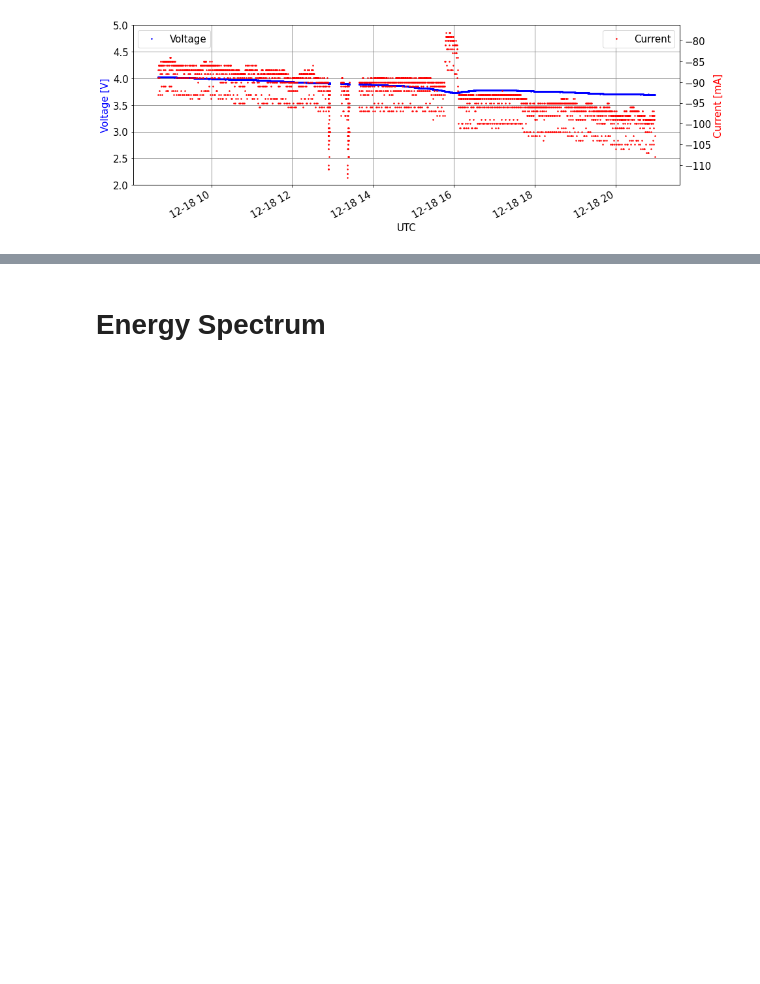
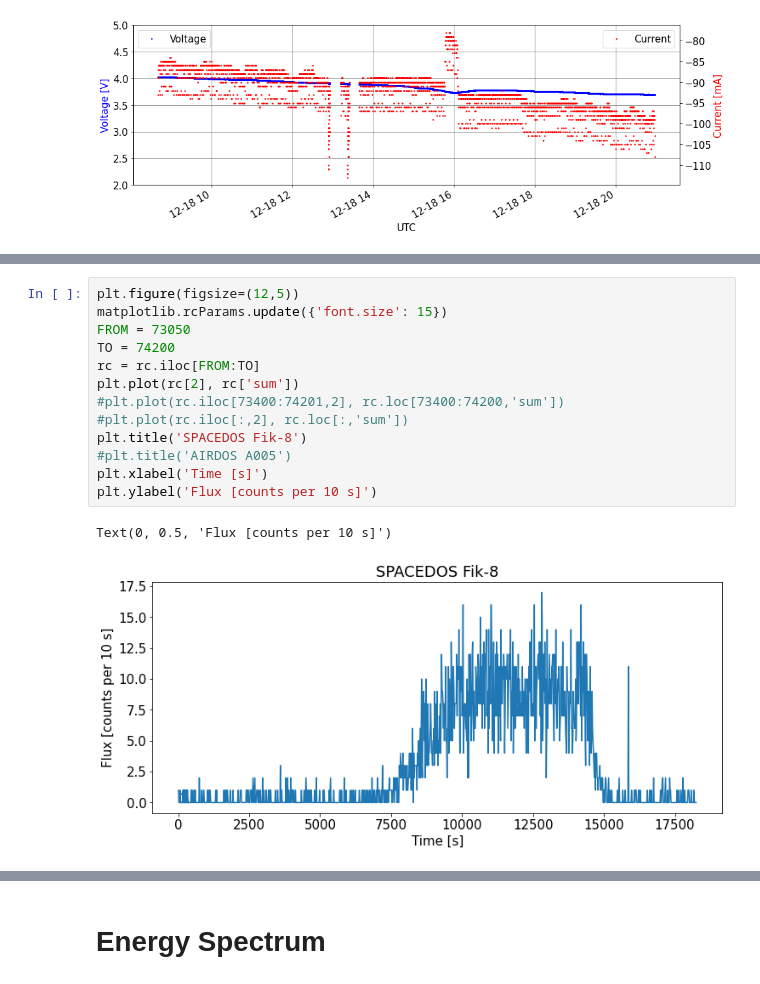
Before and after one commit to ODZ-UJF-AV-CR/Fik-8, a Jupyter notebook: notebooks/let.ipynb, the cells around one changed output, grey strips where cells are left out. Drawn from its saved outputs; the diff is of its cells as text; blank space fills up the shorter version.

```diff
--- a/notebooks/GEODOS-1024-V3.ipynb
+++ b/notebooks/let.ipynb
@@ -590,0 +610,16 @@ b'<html>\r\n<head><title>403 Forbidden</title></head>\r\n<body>\r\n<center><h1>4
+# %%
+plt.figure(figsize=(12,5))
+matplotlib.rcParams.update({'font.size': 15})
+FROM = 73050
+TO = 74200
+rc = rc.iloc[FROM:TO]
+plt.plot(rc[2], rc['sum'])
+#plt.plot(rc.iloc[73400:74201,2], rc.loc[73400:74200,'sum'])
+#plt.plot(rc.iloc[:,2], rc.loc[:,'sum'])
+plt.title('SPACEDOS Fik-8')
+#plt.title('AIRDOS A005')
+plt.xlabel('Time [s]')
+plt.ylabel('Flux [counts per 10 s]')
+# %% [output]
+Text(0, 0.5, 'Flux [counts per 10 s]')
+[figure, added]
```
Also changed, not shown: parts of 13 cells of this notebook.
